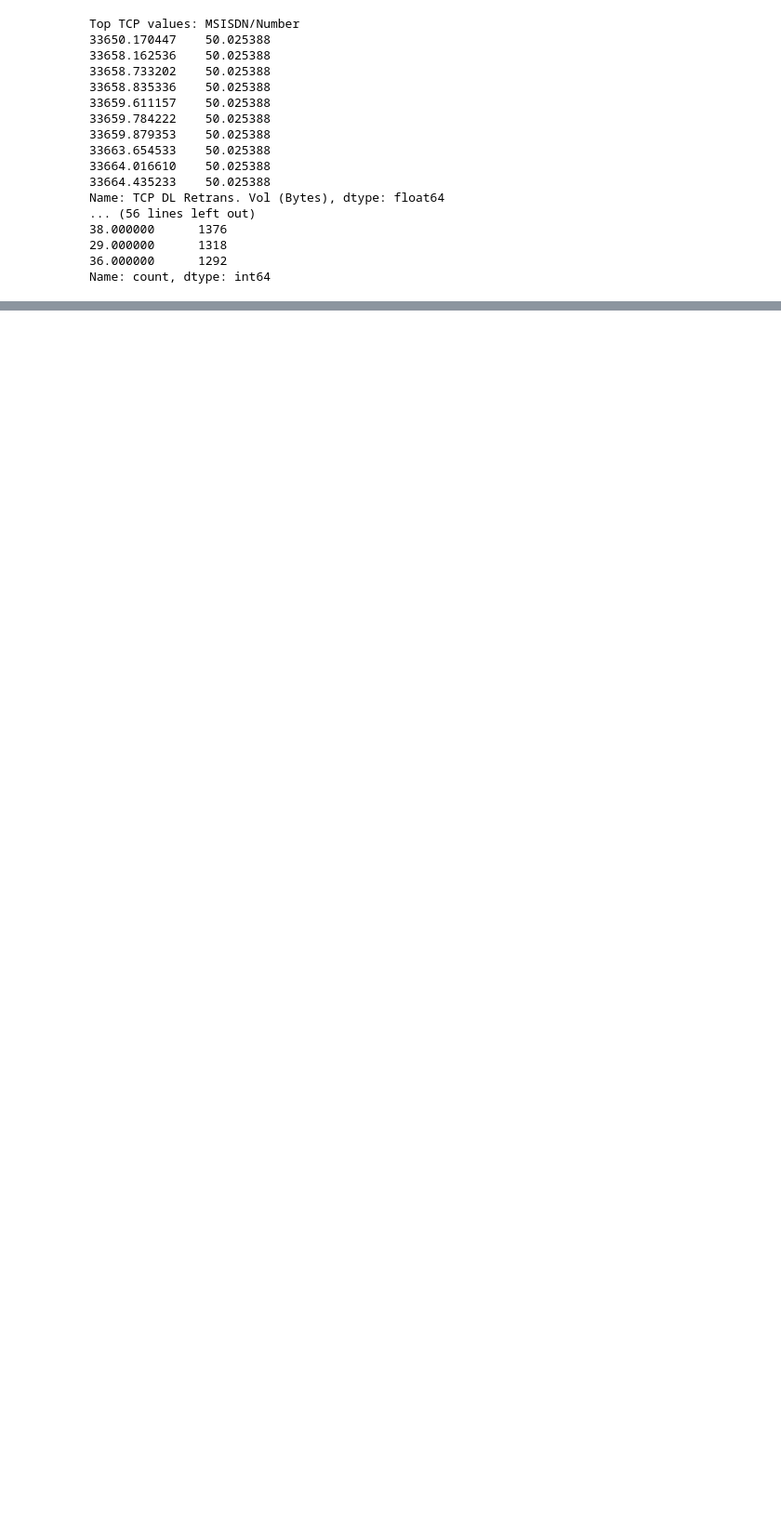
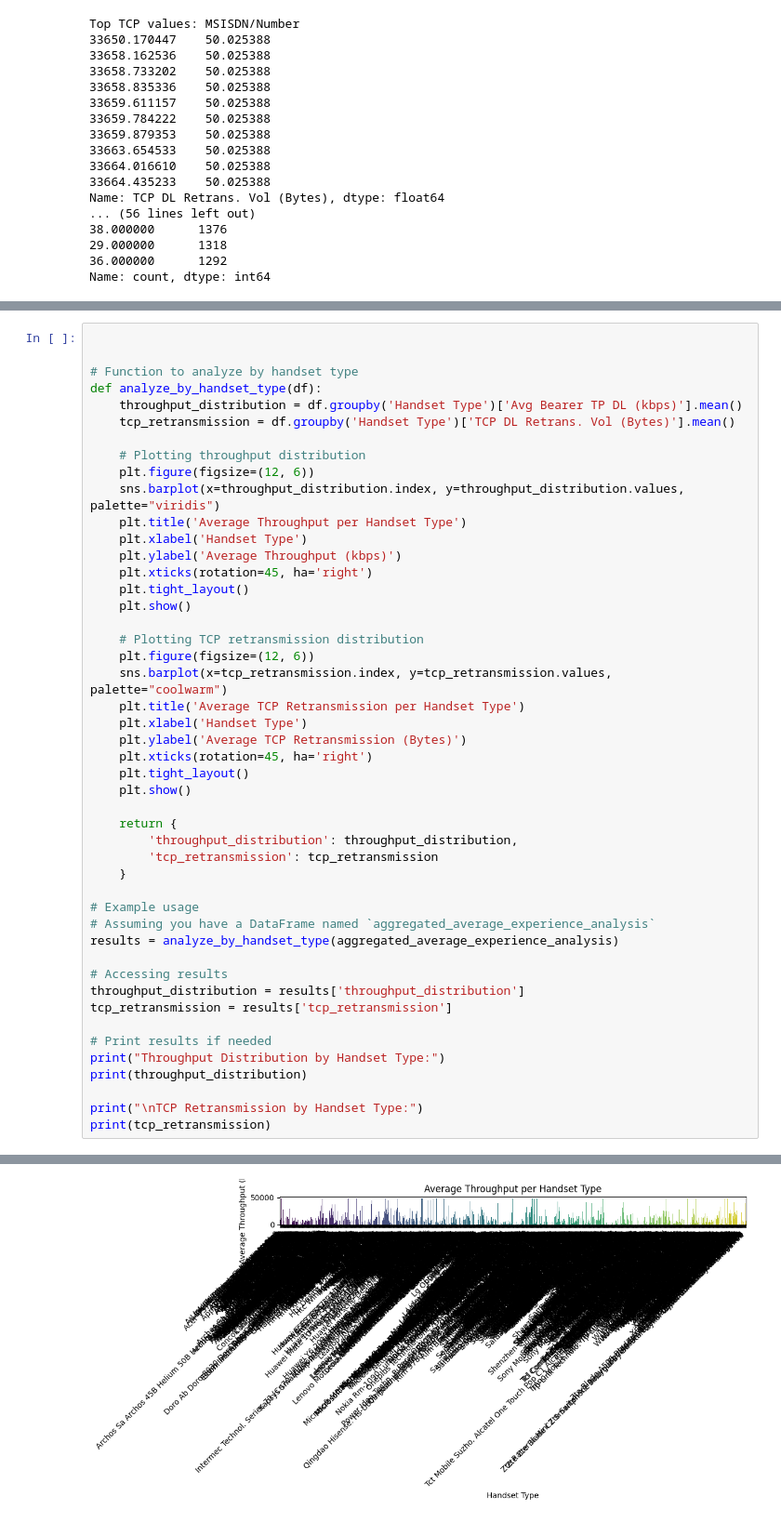
Before and after one commit to hanaDemma/TellCo-Telecom-Analysis-Week-2, a Jupyter notebook: notebooks/telecom_data_analysis.ipynb, the cells around one changed output, grey strips where cells are left out. Shown at 93% size. Saved outputs shown, nothing was run; the diff lists cells and outputs as text; blank space fills up the shorter version.

Commit message:
throughput distrbution

```diff
--- a/notebooks/telecom_data_analysis.ipynb
+++ b/notebooks/telecom_data_analysis.ipynb
@@ -798,0 +843,48 @@ Name: count, dtype: int64
+# %%
+
+
+# Function to analyze by handset type
+def analyze_by_handset_type(df):
+    throughput_distribution = df.groupby('Handset Type')['Avg Bearer TP DL (kbps)'].mean()
+    tcp_retransmission = df.groupby('Handset Type')['TCP DL Retrans. Vol (Bytes)'].mean()
+
+    # Plotting throughput distribution
+    plt.figure(figsize=(12, 6))
+    sns.barplot(x=throughput_distribution.index, y=throughput_distribution.values, palette="viridis")
+    plt.title('Average Throughput per Handset Type')
+    plt.xlabel('Handset Type')
+    plt.ylabel('Average Throughput (kbps)')
+    plt.xticks(rotation=45, ha='right')
+    plt.tight_layout()
+    plt.show()
+
+    # Plotting TCP retransmission distribution
+    plt.figure(figsize=(12, 6))
+    sns.barplot(x=tcp_retransmission.index, y=tcp_retransmission.values, palette="coolwarm")
+    plt.title('Average TCP Retransmission per Handset Type')
+    plt.xlabel('Handset Type')
+    plt.ylabel('Average TCP Retransmission (Bytes)')
+    plt.xticks(rotation=45, ha='right')
+    plt.tight_layout()
+    plt.show()
+
+    return {
+        'throughput_distribution': throughput_distribution,
+        'tcp_retransmission': tcp_retransmission
+    }
+
+# Example usage
+# Assuming you have a DataFrame named `aggregated_average_experience_analysis`
+results = analyze_by_handset_type(aggregated_average_experience_analysis)
+
+# Accessing results
+throughput_distribution = results['throughput_distribution']
+tcp_retransmission = results['tcp_retransmission']
+
+# Print results if needed
+print("Throughput Distribution by Handset Type:")
+print(throughput_distribution)
+
+print("\nTCP Retransmission by Handset Type:")
+print(tcp_retransmission)
+# %% [output]
@@ -798,0 +894 @@ Name: count, dtype: int64
+[figure, added]
```
Also changed, not shown: parts of 5 cells of this notebook, 1 other file.
